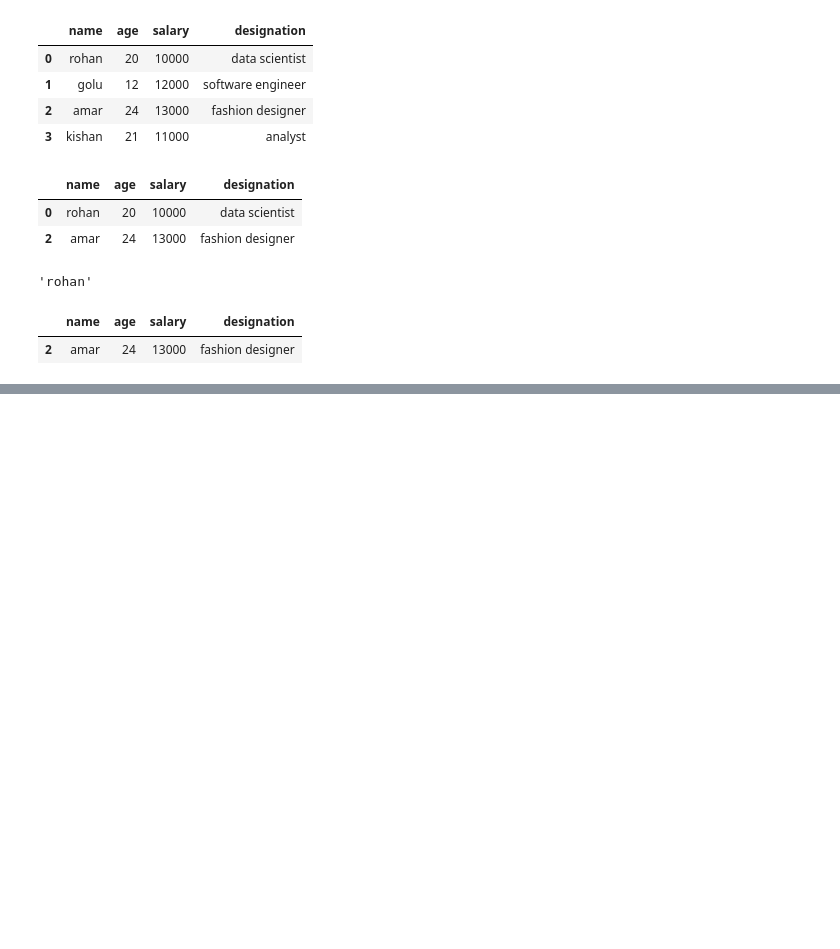
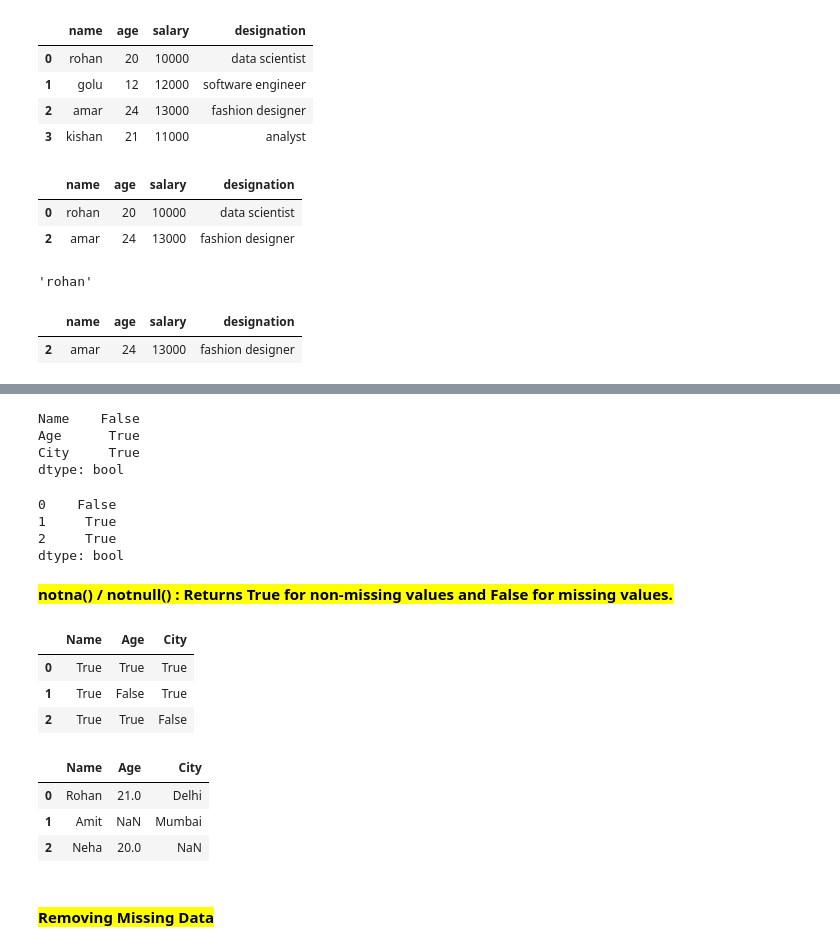
Before and after one commit to rohan-codex/Python_Basics, a Jupyter notebook: Pandas.ipynb, the cells around one changed output, grey strips where cells are left out. Saved outputs shown, nothing was run; the diff lists cells and outputs as text; code cells hidden in the pictures; blank space fills up the shorter version.

```diff
--- a/Pandas.ipynb
+++ b/Pandas.ipynb
@@ -311,0 +378,32 @@ df5[(df5["age"]>18)&(df5["salary"]>11000)]
+# %%
+df.isna().any()
+# %% [output]
+Name    False
+Age      True
+City     True
+dtype: bool
+# %%
+df.isna().any(axis=1)
+# %% [output]
+0    False
+1     True
+2     True
+dtype: bool
+# %% [markdown]
+**<mark>notna() / notnull() : Returns True for non-missing values and False for missing values.<mark/>**
+# %%
+df.notna()
+# %% [output]
+|  | Name | Age | City |
+| 0 | True | True | True |
+| 1 | True | False | True |
+| 2 | True | True | False |
+# %%
+df
+# %% [output]
+|  | Name | Age | City |
+| 0 | Rohan | 21.0 | Delhi |
+| 1 | Amit | NaN | Mumbai |
+| 2 | Neha | 20.0 | NaN |
+# %% [markdown]
+#### **<mark>Removing Missing Data<mark/>**
```
Also changed, not shown: parts of 11 cells of this notebook.
